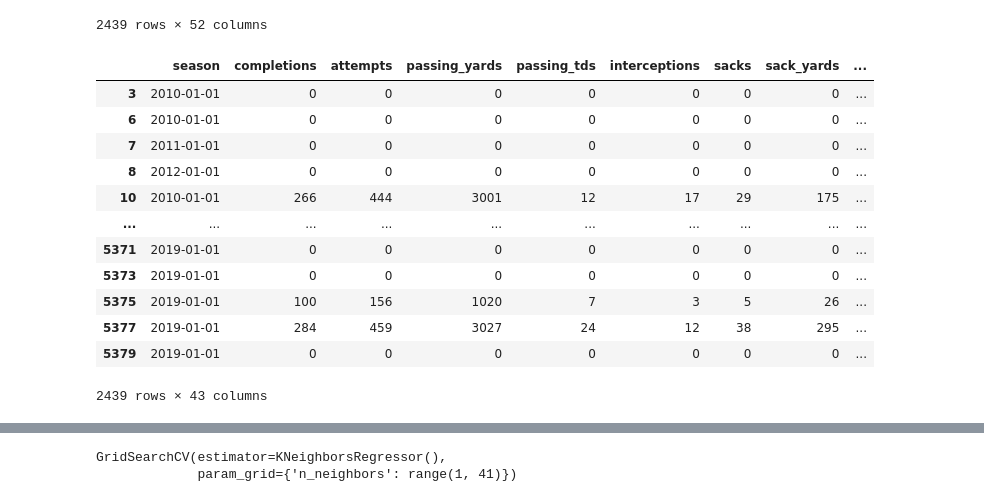
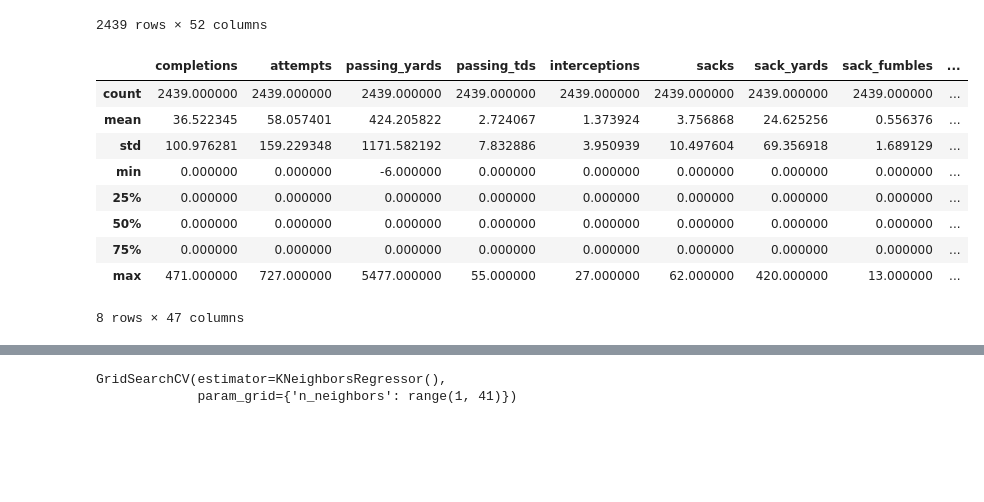
Before and after one commit to robertburry/Open-Sports-Data-NFL, a Jupyter notebook: Scripts/Testing Model Stuff/KNN_Fpts_modelling.ipynb, the cells around one changed output, grey strips where cells are left out. Cells and saved outputs as stored; diff of their text form; code cells hidden in the pictures; blank space fills up the shorter version.

```diff
--- a/Scripts/Testing Model Stuff/KNN_Fpts_modelling.ipynb
+++ b/Scripts/Testing Model Stuff/KNN_Fpts_modelling.ipynb
@@ -44,6 +43,19 @@ stats_prep
 | 5377 | Daniel Jones | QB | 35710 | 2019-01-01 | 210.98 | 284 | 459 | 3027 | 24 | ... |
 | 5379 | Deebo Samuel | WR | 35719 | 2019-01-01 | 189.10 | 0 | 0 | 0 | 0 | ... |
 2439 rows × 52 columns
+# %%
+stats_prep.describe()
+# %% [output]
+|  | completions | attempts | passing_yards | passing_tds | interceptions | sacks | sack_yards | sack_fumbles | ... |
+| count | 2439.000000 | 2439.000000 | 2439.000000 | 2439.000000 | 2439.000000 | 2439.000000 | 2439.000000 | 2439.000000 | ... |
+| mean | 36.522345 | 58.057401 | 424.205822 | 2.724067 | 1.373924 | 3.756868 | 24.625256 | 0.556376 | ... |
+| std | 100.976281 | 159.229348 | 1171.582192 | 7.832886 | 3.950939 | 10.497604 | 69.356918 | 1.689129 | ... |
+| min | 0.000000 | 0.000000 | -6.000000 | 0.000000 | 0.000000 | 0.000000 | 0.000000 | 0.000000 | ... |
+| 25% | 0.000000 | 0.000000 | 0.000000 | 0.000000 | 0.000000 | 0.000000 | 0.000000 | 0.000000 | ... |
+| 50% | 0.000000 | 0.000000 | 0.000000 | 0.000000 | 0.000000 | 0.000000 | 0.000000 | 0.000000 | ... |
+| 75% | 0.000000 | 0.000000 | 0.000000 | 0.000000 | 0.000000 | 0.000000 | 0.000000 | 0.000000 | ... |
+| max | 471.000000 | 727.000000 | 5477.000000 | 55.000000 | 27.000000 | 62.000000 | 420.000000 | 13.000000 | ... |
+8 rows × 47 columns
 # %%
 stats_prep.rename(columns = {'nfanpts':'target'}, inplace = True)
 # %%
@@ -55,19 +69,3 @@ stats_prep.drop(unwanted_col, axis=1, inplace=True)
 predictors = list(stats_prep)
 unwanted_predictor = {'season', 'target'}
 predictors = [e for e in predictors if e not in unwanted_predictor]
-# %%
-stats_prep
-# %% [output]
-|  | season | completions | attempts | passing_yards | passing_tds | interceptions | sacks | sack_yards | ... |
-| 3 | 2010-01-01 | 0 | 0 | 0 | 0 | 0 | 0 | 0 | ... |
-| 6 | 2010-01-01 | 0 | 0 | 0 | 0 | 0 | 0 | 0 | ... |
-| 7 | 2011-01-01 | 0 | 0 | 0 | 0 | 0 | 0 | 0 | ... |
-| 8 | 2012-01-01 | 0 | 0 | 0 | 0 | 0 | 0 | 0 | ... |
-| 10 | 2010-01-01 | 266 | 444 | 3001 | 12 | 17 | 29 | 175 | ... |
-| ... | ... | ... | ... | ... | ... | ... | ... | ... | ... |
-| 5371 | 2019-01-01 | 0 | 0 | 0 | 0 | 0 | 0 | 0 | ... |
-| 5373 | 2019-01-01 | 0 | 0 | 0 | 0 | 0 | 0 | 0 | ... |
-| 5375 | 2019-01-01 | 100 | 156 | 1020 | 7 | 3 | 5 | 26 | ... |
-| 5377 | 2019-01-01 | 284 | 459 | 3027 | 24 | 12 | 38 | 295 | ... |
-| 5379 | 2019-01-01 | 0 | 0 | 0 | 0 | 0 | 0 | 0 | ... |
-2439 rows × 43 columns
```
Also changed, not shown: parts of 72 cells of this notebook, 15 other files.
